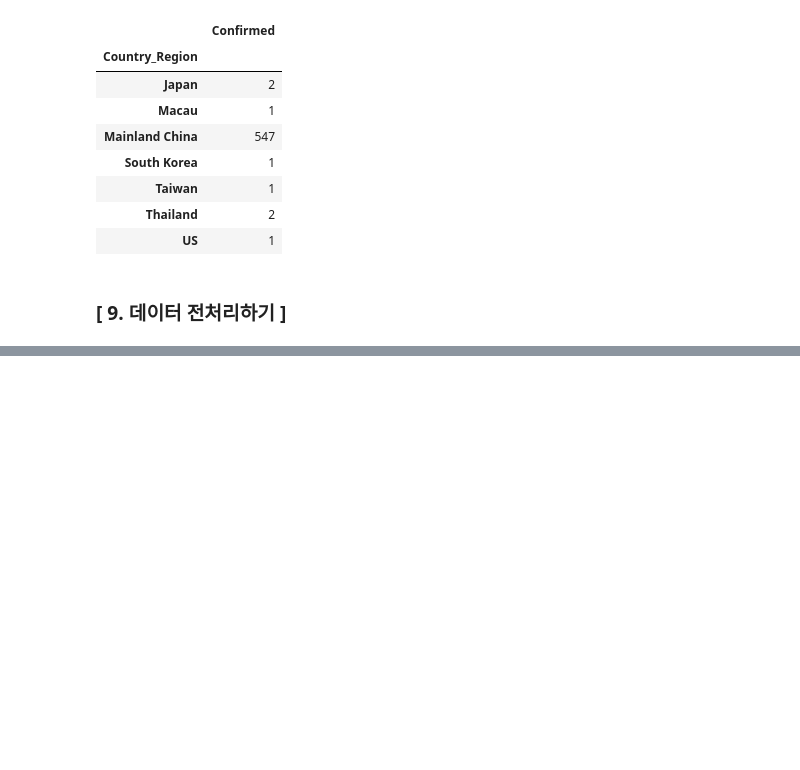
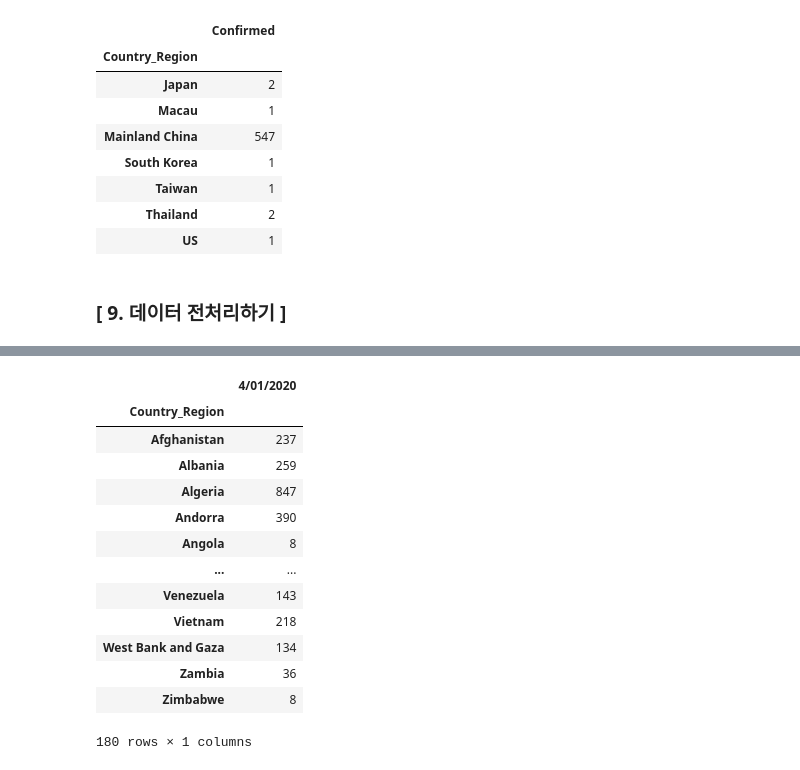
Before and after one commit to jhryu1208/Python_DataAnalysis_Pandas, a Jupyter notebook: Pandas/Pandas_Real_Data_Processing.ipynb, the cells around one changed output, grey strips where cells are left out. Drawn from its saved outputs; the diff is of its cells as text; code cells hidden in the pictures; blank space fills up the shorter version.

```diff
--- a/Pandas/Pandas_Real_Data_Processing.ipynb
+++ b/Pandas/Pandas_Real_Data_Processing.ipynb
@@ -421,0 +428,58 @@ doc
+# %%
+# Country_Region의 명을 통일 시키기 위한 json파일 불러오기
+import json
+
+with open('COVID-19-master/csse_covid_19_data/country_convert.json', 'r', encoding = 'utf-8-sig') as json_file:
+    json_data = json.load(json_file)
+
+# Country_Region 데이터 value 통일
+def country_name_convert(row):
+    if row['Country_Region'] in json_data:
+        return json_data[row['Country_Region']]
+    return row['Country_Region']
+# def country_name_convert(row):
+#     if row['Country_Region'] in json_data:
+#         row['Country_Region'] = json_data[row['Country_Region']]
+#     return row
+
+# 데이터 프레임 병합
+def creat_dataframe(filename):
+    doc = pd.read_csv(path + filename, encoding = 'utf-8-sig')
+
+    try:
+        doc = doc[['Country_Region', 'Confirmed']]
+    except:
+        doc = doc[['Country/Region', 'Confirmed']]
+        doc.columns = ['Country_Region', 'Confirmed']
+
+
+    doc = doc.dropna(subset = ['Confirmed'])
+    doc = doc.astype({'Confirmed' : 'int64'})
+    doc['Country_Region'] = doc.apply(country_name_convert, axis = 1)
+  # doc = doc.apply(country_name_convert, axis = 1)
+    doc = doc.groupby('Country_Region').sum()
+
+
+    column_date = filename.split('.')[0].lstrip('0').replace('-','/')
+    # doc 컬럼 수정
+    doc.columns = [column_date]
+    return doc
+# %%
+doc1 = creat_dataframe('01-22-2020.csv')
+doc2 = creat_dataframe('04-01-2020.csv')
+doc2
+# %% [output]
+|  | 4/01/2020 |
+| Country_Region |  |
+| Afghanistan | 237 |
+| Albania | 259 |
+| Algeria | 847 |
+| Andorra | 390 |
+| Angola | 8 |
+| ... | ... |
+| Venezuela | 143 |
+| Vietnam | 218 |
+| West Bank and Gaza | 134 |
+| Zambia | 36 |
+| Zimbabwe | 8 |
+180 rows × 1 columns
```
Also changed, not shown: parts of 13 cells of this notebook, 1 other file.
